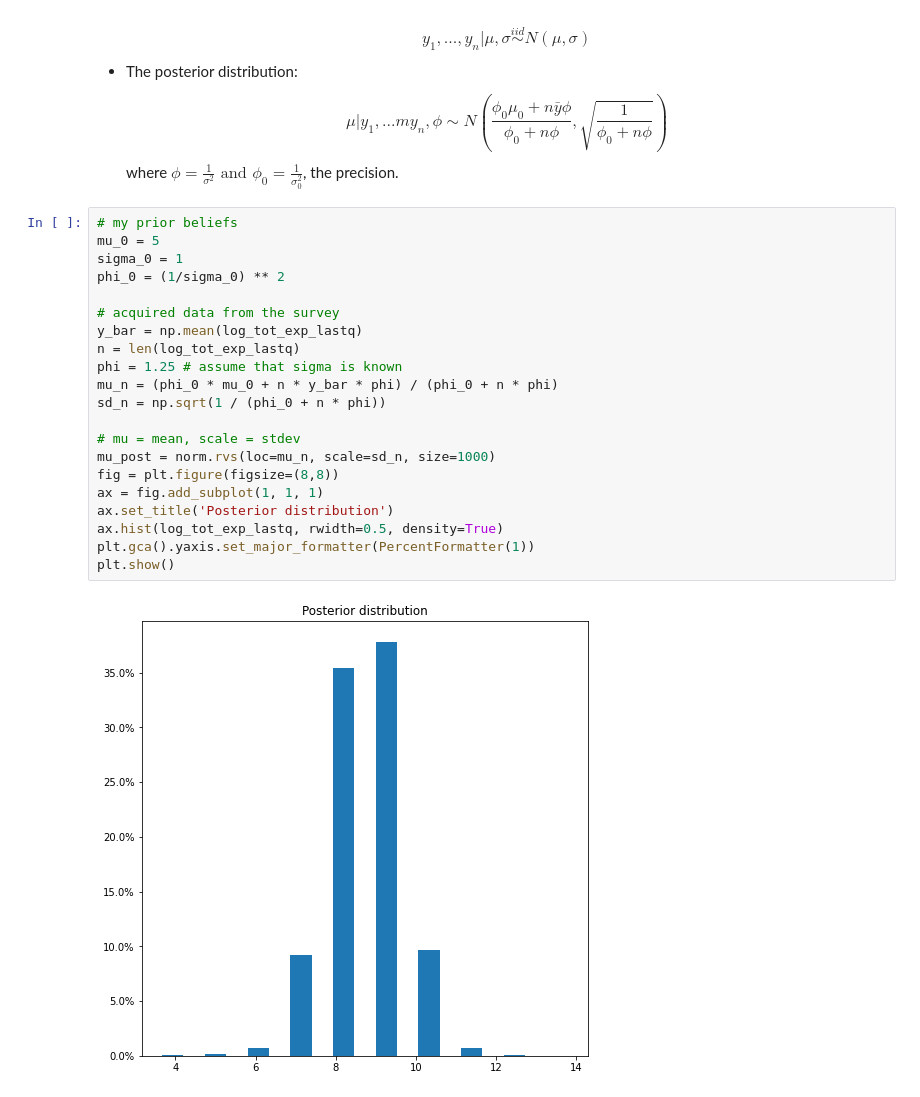
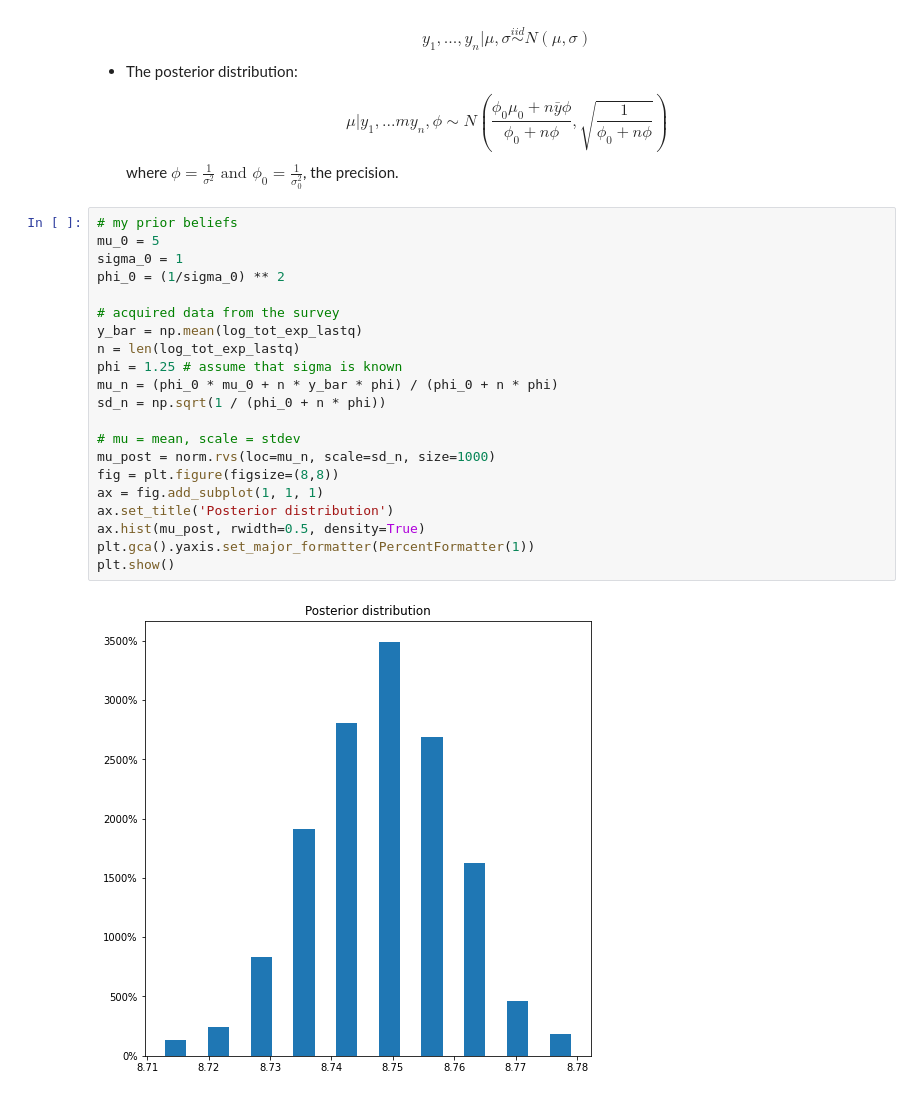
Before and after one commit to alanskye/Bayesian-Statistics, a Jupyter notebook: Lectures/Bayesian_Inference_for_a_Mean.ipynb, the cells around one changed output. Cells and saved outputs as stored; diff of their text form.

```diff
--- a/Lectures/Bayesian_Inference_for_a_Mean.ipynb
+++ b/Lectures/Bayesian_Inference_for_a_Mean.ipynb
@@ -53,25 +53,25 @@ where $\phi=\frac{1}{\sigma^2} \text{ and }\phi_0=\frac{1}{\sigma_0^2}$, the pre
 # %%
 # my prior beliefs
 mu_0 = 5
 sigma_0 = 1
 phi_0 = (1/sigma_0) ** 2
 
 # acquired data from the survey
 y_bar = np.mean(log_tot_exp_lastq)
 n = len(log_tot_exp_lastq)
 phi = 1.25 # assume that sigma is known
 mu_n = (phi_0 * mu_0 + n * y_bar * phi) / (phi_0 + n * phi)
 sd_n = np.sqrt(1 / (phi_0 + n * phi))
 
 # mu = mean, scale = stdev
 mu_post = norm.rvs(loc=mu_n, scale=sd_n, size=1000)
 fig = plt.figure(figsize=(8,8))
 ax = fig.add_subplot(1, 1, 1)
 ax.set_title('Posterior distribution')
-ax.hist(log_tot_exp_lastq, rwidth=0.5, density=True)
+ax.hist(mu_post, rwidth=0.5, density=True)
 plt.gca().yaxis.set_major_formatter(PercentFormatter(1))
 plt.show()
 # %% [output]
-[figure, old version]
+[figure, new version]
 # %% [markdown]
 ### Step 4: Simulate posterior draws of $\sigma$
```
Also changed, not shown: parts of 2 cells of this notebook.
